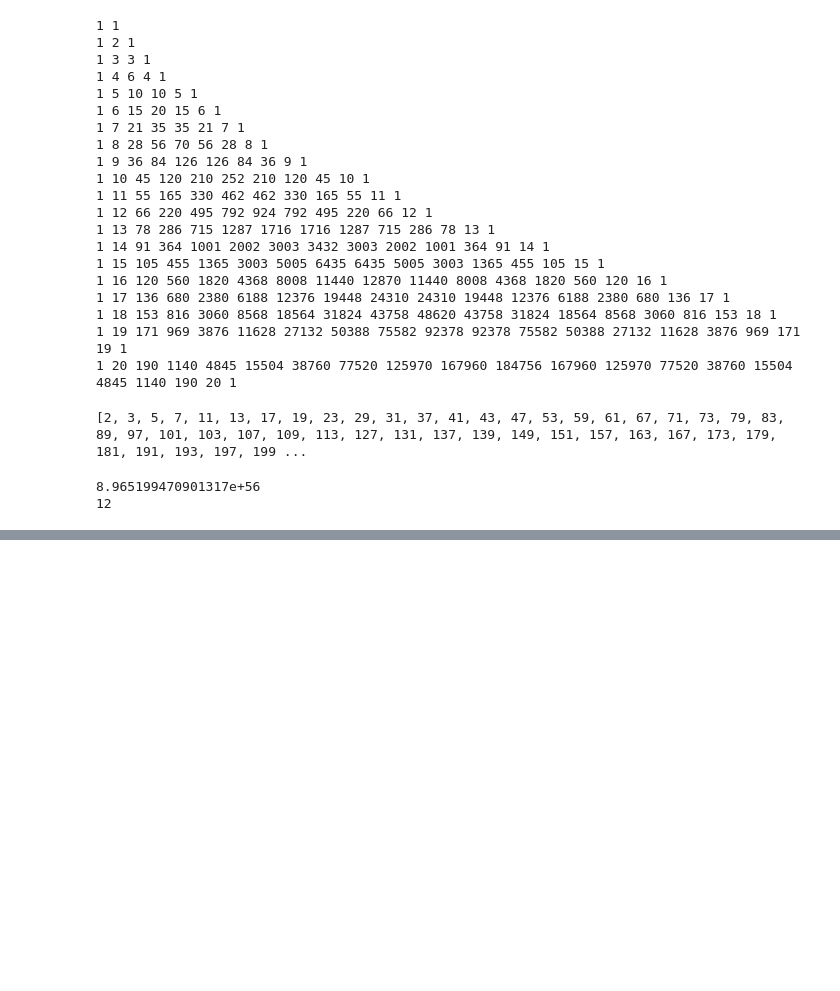
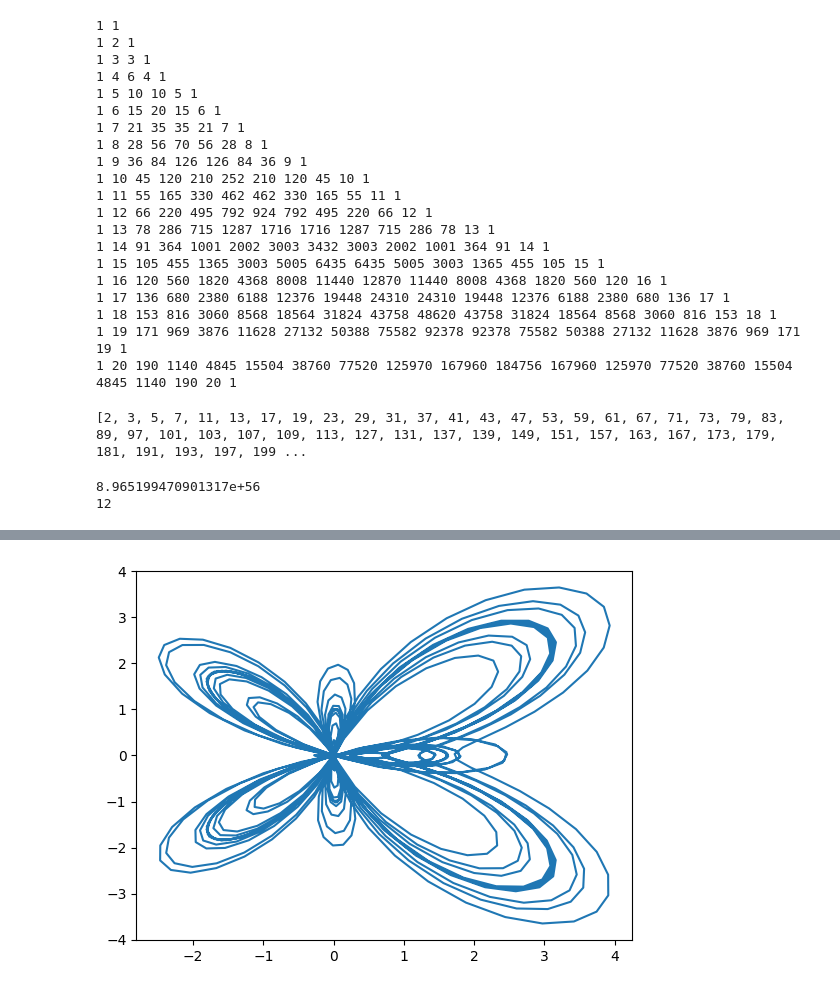
Before and after one commit to SparkWorks13/compPhysics, a Jupyter notebook: compPhys.ipynb, the cells around one changed output, grey strips where cells are left out. Drawn from its saved outputs; the diff is of its cells as text; code cells hidden in the pictures; blank space fills up the shorter version.

```diff
--- a/compPhys.ipynb
+++ b/compPhys.ipynb
@@ -329,0 +348,35 @@ print(gcd(108, 192))
+# %%
+# Exercise 3.2: Curve Plotting
+from numpy import pi, linspace, cos, sin, e
+"""
+# a) deltoid plot
+    # x = 2cos(theta)+cos(2*theta), y = 2sin(theta) - sin(2*theta)
+theta = linspace(0, 2*pi, 100)
+x = 2*cos(theta) + cos(2*theta)
+y = 2*sin(theta) + sin(2*theta)
+plot(x, y)
+show()
+"""
+
+"""
+# b) Polar Galilean Spiral
+    # x = rcos(theta), rsin(theta)
+    # r = theta^2, 0 <= theta <= 10*pi
+theta = linspace(0, 10*pi, 1000)
+r = theta**2
+x = r * cos(theta)
+y = r * sin(theta)
+plot(x, y)
+show()
+"""
+
+# c) Fey's Function
+    # r = e^cos(theta) - 2 * cos(4*theta) + (sin(theta/12))^5, 0 <= theta <= 24*pi
+theta = linspace(0, 24*pi, 1000)
+r = e**(cos(theta))-2*cos(4*theta) + (sin(theta/12))**5
+x = r * cos(theta)
+y = r * sin(theta)
+plot(x, y)
+show()
+# %% [output]
+[figure, added]
```
Also changed, not shown: parts of 1 cell of this notebook, 1 other file.
